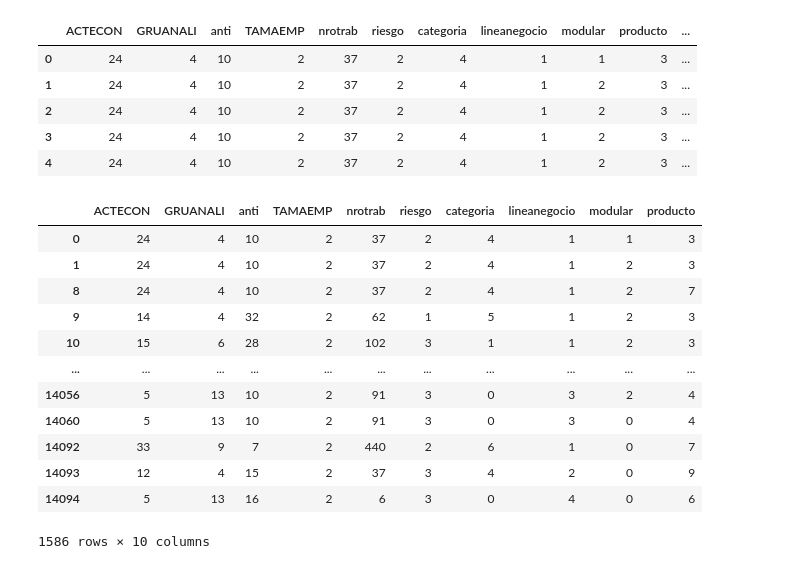
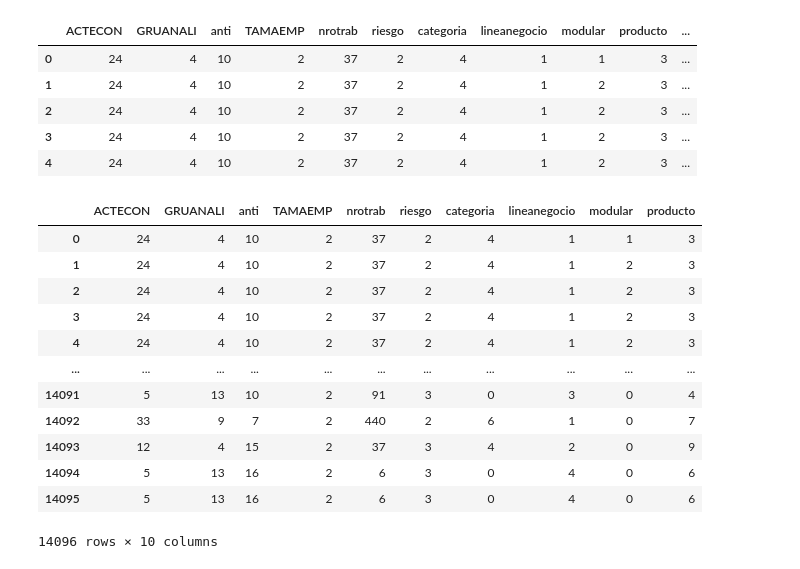
Before and after one commit to lmencisoe/seguros, a Jupyter notebook: Modelo_seguros_v2.ipynb, the cells around one changed output. Saved outputs shown, nothing was run; the diff lists cells and outputs as text; code cells hidden in the pictures.

```diff
--- a/Modelo_seguros_v2.ipynb
+++ b/Modelo_seguros_v2.ipynb
@@ -52,22 +52,22 @@ df.head()
 # %%
 df2 = df.copy()
 df2 = df[['ACTECON',	'GRUANALI',	'anti',	'TAMAEMP',	'nrotrab',	'riesgo',	'categoria',	'lineanegocio',	'modular',	'producto'	]]
-df2 = df2.drop_duplicates()
+#df2 = df2.drop_duplicates()
 df2
 # %% [output]
 |  | ACTECON | GRUANALI | anti | TAMAEMP | nrotrab | riesgo | categoria | lineanegocio | modular | producto |
 | 0 | 24 | 4 | 10 | 2 | 37 | 2 | 4 | 1 | 1 | 3 |
 | 1 | 24 | 4 | 10 | 2 | 37 | 2 | 4 | 1 | 2 | 3 |
-| 8 | 24 | 4 | 10 | 2 | 37 | 2 | 4 | 1 | 2 | 7 |
-| 9 | 14 | 4 | 32 | 2 | 62 | 1 | 5 | 1 | 2 | 3 |
-| 10 | 15 | 6 | 28 | 2 | 102 | 3 | 1 | 1 | 2 | 3 |
+| 2 | 24 | 4 | 10 | 2 | 37 | 2 | 4 | 1 | 2 | 3 |
+| 3 | 24 | 4 | 10 | 2 | 37 | 2 | 4 | 1 | 2 | 3 |
+| 4 | 24 | 4 | 10 | 2 | 37 | 2 | 4 | 1 | 2 | 3 |
 | ... | ... | ... | ... | ... | ... | ... | ... | ... | ... | ... |
-| 14056 | 5 | 13 | 10 | 2 | 91 | 3 | 0 | 3 | 2 | 4 |
-| 14060 | 5 | 13 | 10 | 2 | 91 | 3 | 0 | 3 | 0 | 4 |
+| 14091 | 5 | 13 | 10 | 2 | 91 | 3 | 0 | 3 | 0 | 4 |
 | 14092 | 33 | 9 | 7 | 2 | 440 | 2 | 6 | 1 | 0 | 7 |
 | 14093 | 12 | 4 | 15 | 2 | 37 | 3 | 4 | 2 | 0 | 9 |
 | 14094 | 5 | 13 | 16 | 2 | 6 | 3 | 0 | 4 | 0 | 6 |
+| 14095 | 5 | 13 | 16 | 2 | 6 | 3 | 0 | 4 | 0 | 6 |
-1586 rows × 10 columns
+14096 rows × 10 columns
 # %%
 X_total = df2.drop(['producto'], axis=1)
 df2['target'] = df2['producto']
```
Also changed, not shown: parts of 6 cells of this notebook.
